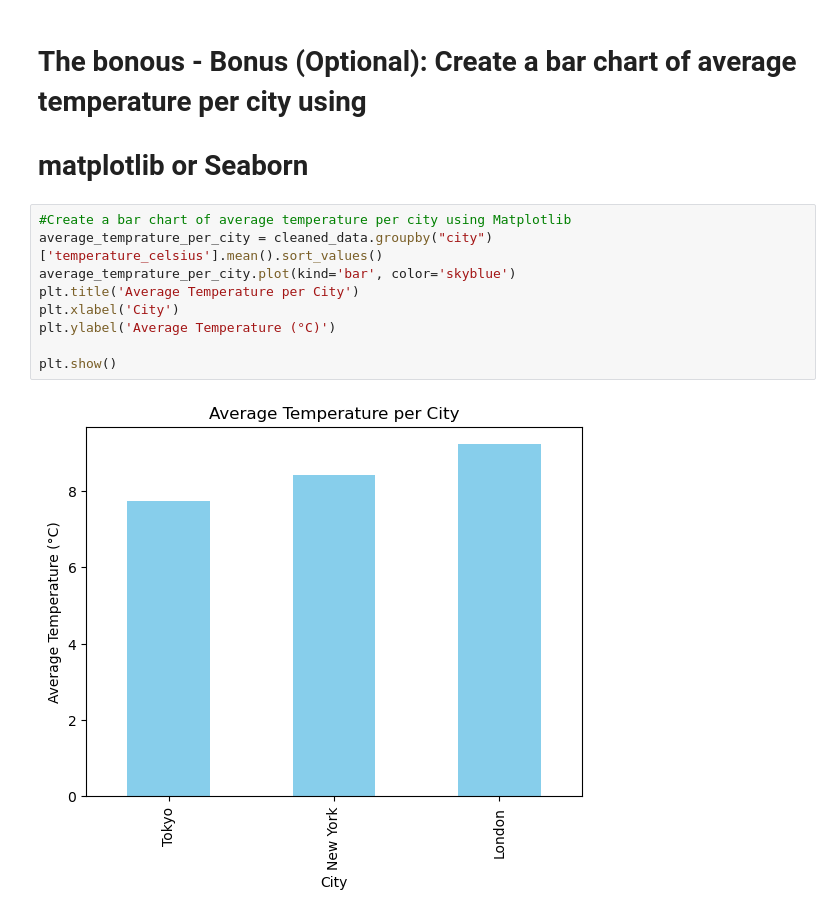
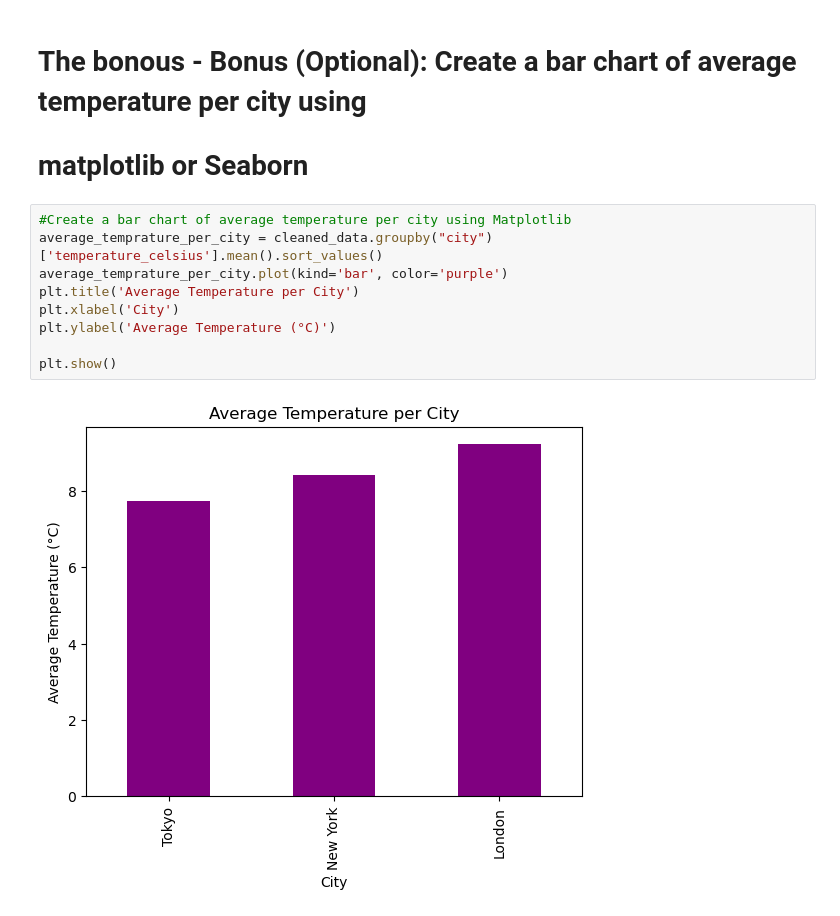
Before and after one commit to itsdagi/shega-data-engineering, a Jupyter notebook: climate.ipynb, the cells around one changed output. Saved outputs shown, nothing was run; the diff lists cells and outputs as text.

```diff
--- a/climate.ipynb
+++ b/climate.ipynb
@@ -163,11 +163,11 @@ cleaned_data # only displayes missing values from the date col so no need to dro
 # %%
 #Create a bar chart of average temperature per city using Matplotlib
 average_temprature_per_city = cleaned_data.groupby("city")['temperature_celsius'].mean().sort_values()
-average_temprature_per_city.plot(kind='bar', color='skyblue')
+average_temprature_per_city.plot(kind='bar', color='purple')
 plt.title('Average Temperature per City')
 plt.xlabel('City')
 plt.ylabel('Average Temperature (°C)')
 
 plt.show()
 # %% [output]
-[figure, old version]
+[figure, new version]
```
